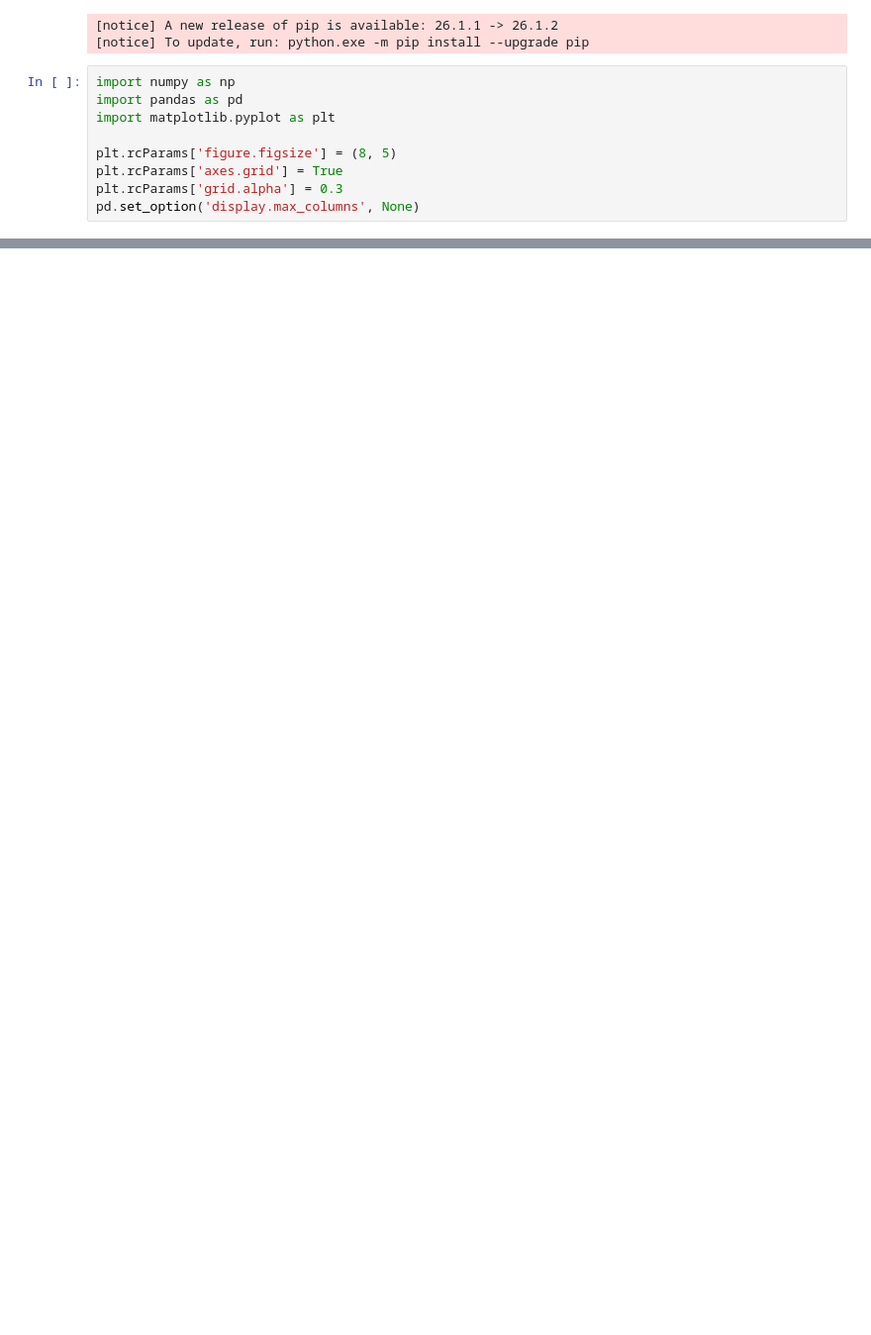
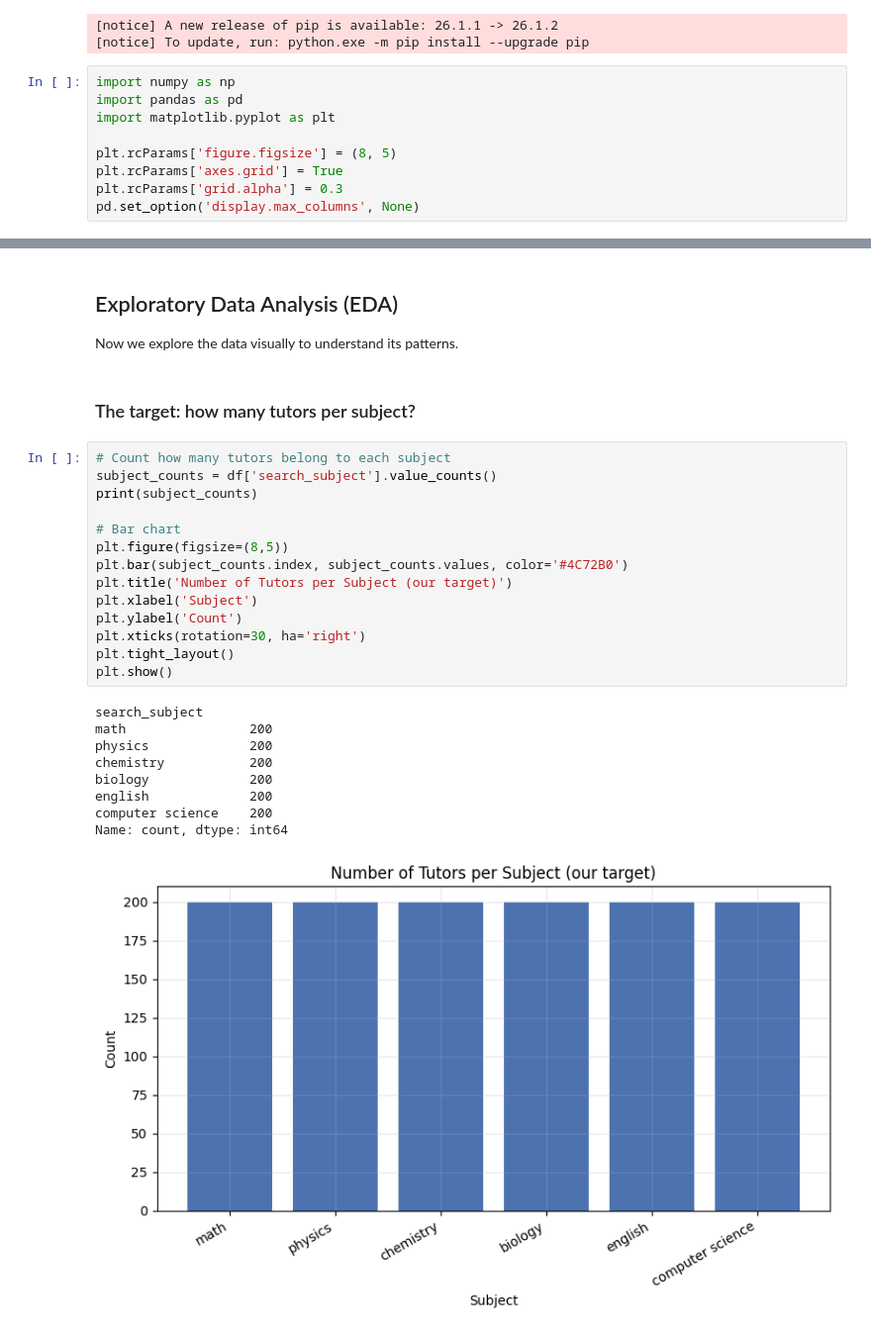
Before and after one commit to SaffiSardar/Personal_WebScraping_teacheronscraper_Project, a Jupyter notebook: code.ipynb, the cells around one changed output, grey strips where cells are left out. Shown at 99% size. Drawn from its saved outputs; the diff is of its cells as text; blank space fills up the shorter version.

```diff
--- a/code.ipynb
+++ b/code.ipynb
@@ -37,0 +142,30 @@ FileNotFoundError: [Errno 2] No such file or directory: 'tutors_ml_dataset.csv'
+# %% [markdown]
+## Exploratory Data Analysis (EDA)
+
+Now we explore the data visually to understand its patterns.
+# %% [markdown]
+### The target: how many tutors per subject?
+# %%
+# Count how many tutors belong to each subject
+subject_counts = df['search_subject'].value_counts()
+print(subject_counts)
+
+# Bar chart
+plt.figure(figsize=(8,5))
+plt.bar(subject_counts.index, subject_counts.values, color='#4C72B0')
+plt.title('Number of Tutors per Subject (our target)')
+plt.xlabel('Subject')
+plt.ylabel('Count')
+plt.xticks(rotation=30, ha='right')
+plt.tight_layout()
+plt.show()
+# %% [output]
+search_subject
+math                200
+physics             200
+chemistry           200
+biology             200
+english             200
+computer science    200
+Name: count, dtype: int64
+[figure, added]
```
Also changed, not shown: parts of 46 cells of this notebook, 1 other file.
